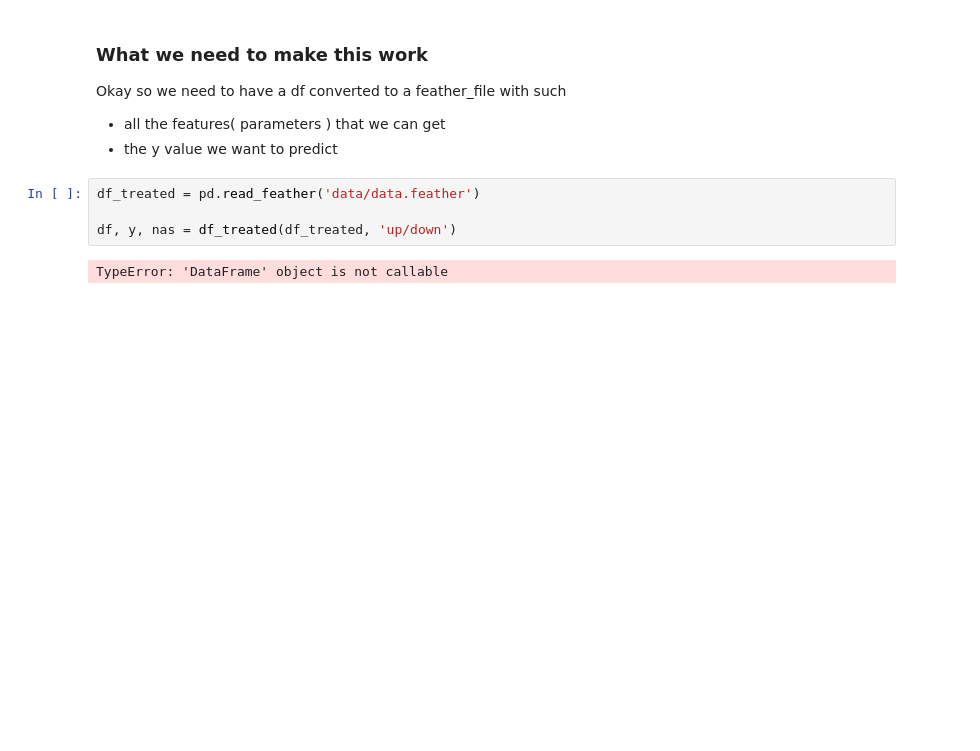
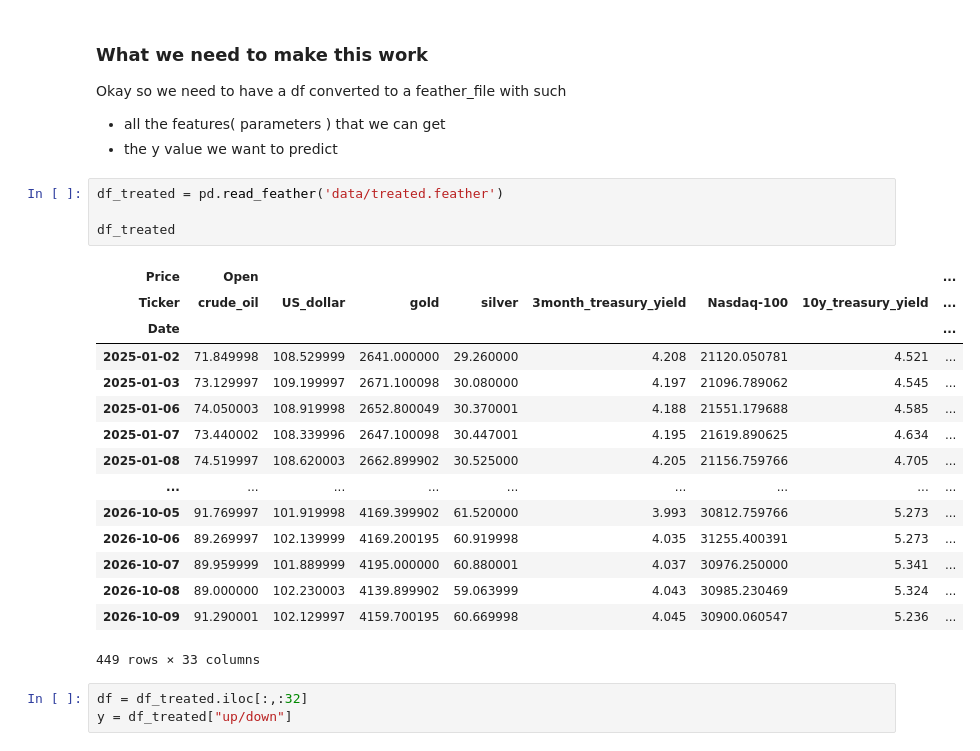
Before and after one commit to SamuAP19/NASDAQ_Prediction-Project, a Jupyter notebook: Random_Forests.ipynb, the cells around one changed output. Saved outputs shown, nothing was run; the diff lists cells and outputs as text; blank space fills up the shorter version.

```diff
--- a/Random_Forests.ipynb
+++ b/Random_Forests.ipynb
@@ -15,11 +15,28 @@ Okay so we need to have a df converted to a feather_file with such
 - all the features( parameters ) that we can get
 - the y value we want to predict
 # %%
-df_treated = pd.read_feather('data/data.feather')
+df_treated = pd.read_feather('data/treated.feather')
 
-df, y, nas = df_treated(df_treated, 'up/down')
+df_treated
 # %% [output]
+| Price | Open |  |  |  |  |  |  | ... |
+| Ticker | crude_oil | US_dollar | gold | silver | 3month_treasury_yield | Nasdaq-100 | 10y_treasury_yield | ... |
+| Date |  |  |  |  |  |  |  | ... |
+| 2025-01-02 | 71.849998 | 108.529999 | 2641.000000 | 29.260000 | 4.208 | 21120.050781 | 4.521 | ... |
+| 2025-01-03 | 73.129997 | 109.199997 | 2671.100098 | 30.080000 | 4.197 | 21096.789062 | 4.545 | ... |
+| 2025-01-06 | 74.050003 | 108.919998 | 2652.800049 | 30.370001 | 4.188 | 21551.179688 | 4.585 | ... |
+| 2025-01-07 | 73.440002 | 108.339996 | 2647.100098 | 30.447001 | 4.195 | 21619.890625 | 4.634 | ... |
+| 2025-01-08 | 74.519997 | 108.620003 | 2662.899902 | 30.525000 | 4.205 | 21156.759766 | 4.705 | ... |
+| ... | ... | ... | ... | ... | ... | ... | ... | ... |
+| 2026-10-05 | 91.769997 | 101.919998 | 4169.399902 | 61.520000 | 3.993 | 30812.759766 | 5.273 | ... |
+| 2026-10-06 | 89.269997 | 102.139999 | 4169.200195 | 60.919998 | 4.035 | 31255.400391 | 5.273 | ... |
+| 2026-10-07 | 89.959999 | 101.889999 | 4195.000000 | 60.880001 | 4.037 | 30976.250000 | 5.341 | ... |
+| 2026-10-08 | 89.000000 | 102.230003 | 4139.899902 | 59.063999 | 4.043 | 30985.230469 | 5.324 | ... |
+| 2026-10-09 | 91.290001 | 102.129997 | 4159.700195 | 60.669998 | 4.045 | 30900.060547 | 5.236 | ... |
-TypeError: 'DataFrame' object is not callable
+449 rows × 33 columns
+# %%
+df = df_treated.iloc[:,:32]
+y = df_treated["up/down"]
 # %%
 model = RandomForestRegressor(n_estimators= 10, n_jobs=-1, random_state=0)
 
```
Also changed, not shown: parts of 4 cells of this notebook, 3 other files.
